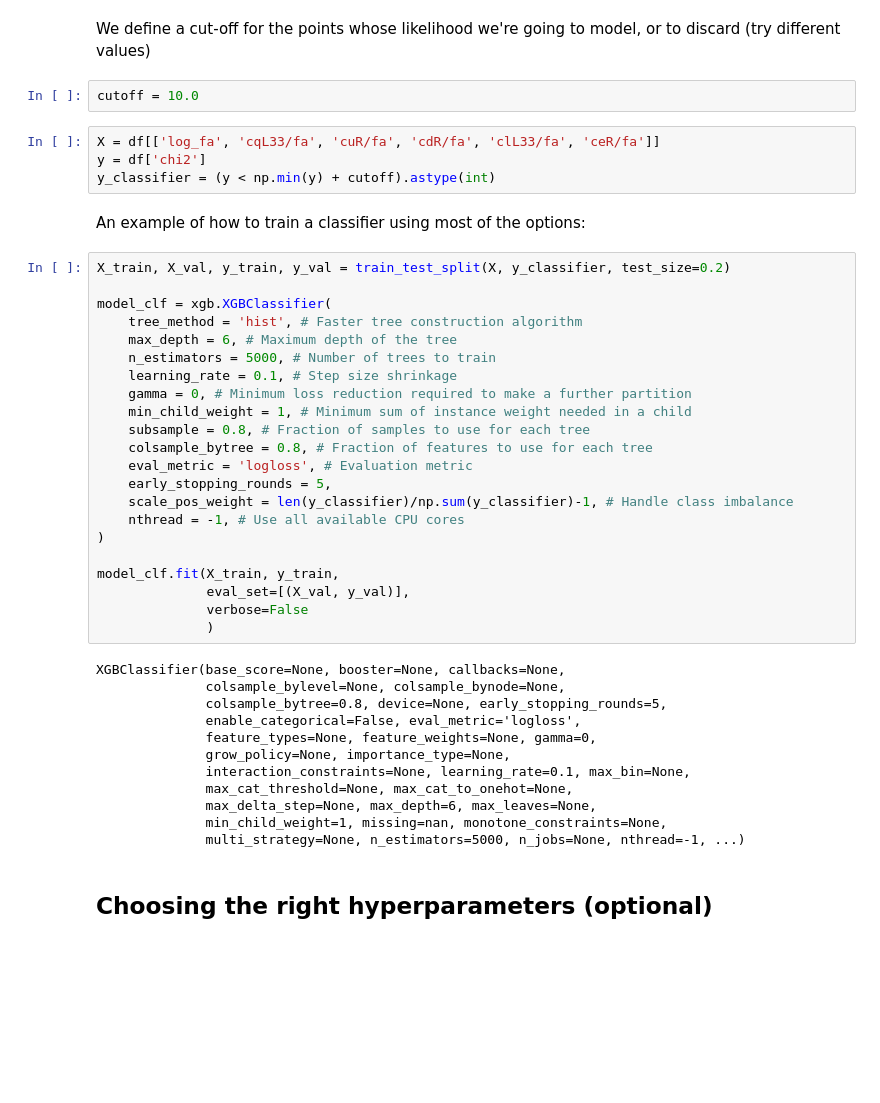
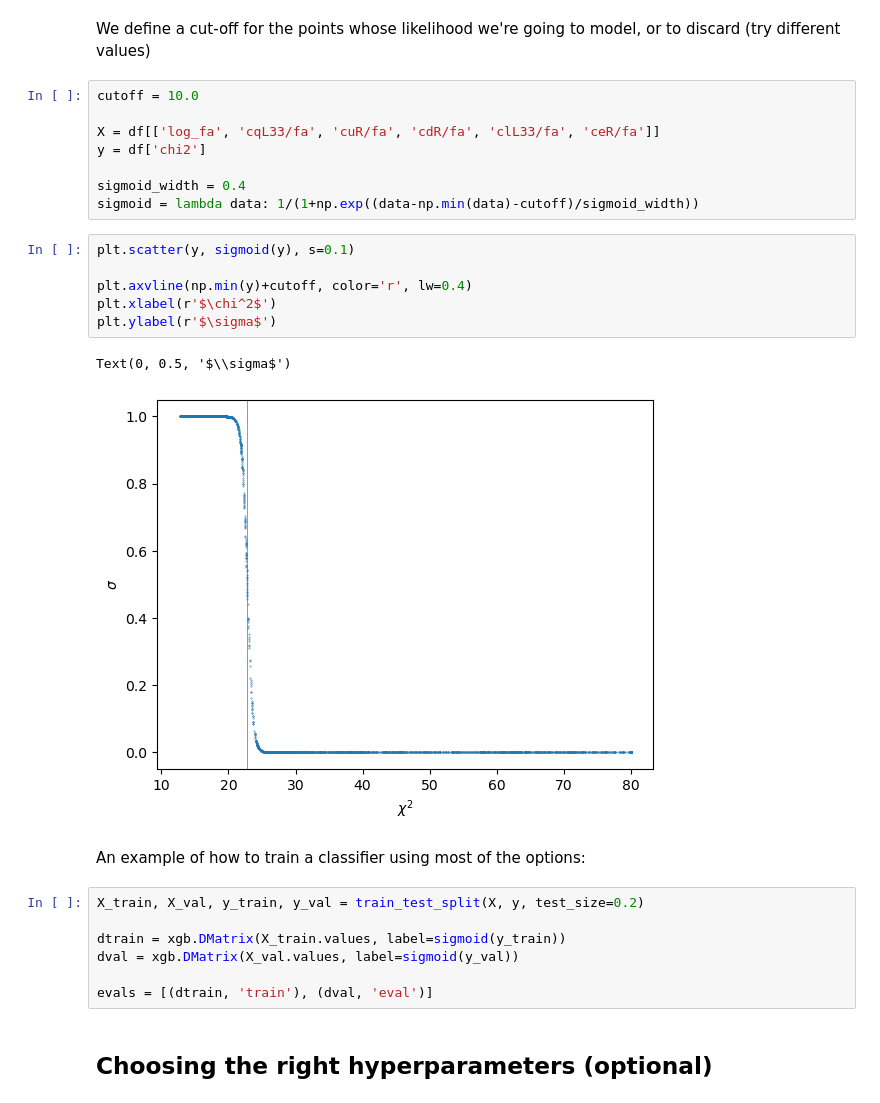
Before and after one commit to Jorge-Alda/comcha_tutorial, a Jupyter notebook: 01_classifier.ipynb, the cells around one changed output. Saved outputs shown, nothing was run; the diff lists cells and outputs as text; blank space fills up the shorter version.

Commit message:
Sigmoid based classifier

```diff
--- a/01_classifier.ipynb
+++ b/01_classifier.ipynb
@@ -35,46 +35,30 @@ df.describe()
 We define a cut-off for the points whose likelihood we're going to model, or to discard (try different values)
 # %%
 cutoff = 10.0
+
+X = df[['log_fa', 'cqL33/fa', 'cuR/fa', 'cdR/fa', 'clL33/fa', 'ceR/fa']]
+y = df['chi2']
+
+sigmoid_width = 0.4
+sigmoid = lambda data: 1/(1+np.exp((data-np.min(data)-cutoff)/sigmoid_width))
-# %%
-X = df[['log_fa', 'cqL33/fa', 'cuR/fa', 'cdR/fa', 'clL33/fa', 'ceR/fa']]
-y = df['chi2']
-y_classifier = (y < np.min(y) + cutoff).astype(int)
+# %%
+plt.scatter(y, sigmoid(y), s=0.1)
+
+plt.axvline(np.min(y)+cutoff, color='r', lw=0.4)
+plt.xlabel(r'$\chi^2$')
+plt.ylabel(r'$\sigma$')
+# %% [output]
+Text(0, 0.5, '$\\sigma$')
+[figure, added]
 # %% [markdown]
 An example of how to train a classifier using most of the options:
 # %%
-X_train, X_val, y_train, y_val = train_test_split(X, y_classifier, test_size=0.2)
+X_train, X_val, y_train, y_val = train_test_split(X, y, test_size=0.2)
 
-model_clf = xgb.XGBClassifier(
-    tree_method = 'hist', # Faster tree construction algorithm
-    max_depth = 6, # Maximum depth of the tree
-    n_estimators = 5000, # Number of trees to train
-    learning_rate = 0.1, # Step size shrinkage
-    gamma = 0, # Minimum loss reduction required to make a further partition
-    min_child_weight = 1, # Minimum sum of instance weight needed in a child
-    subsample = 0.8, # Fraction of samples to use for each tree
-    colsample_bytree = 0.8, # Fraction of features to use for each tree
-    eval_metric = 'logloss', # Evaluation metric
-    early_stopping_rounds = 5,
-    scale_pos_weight = len(y_classifier)/np.sum(y_classifier)-1, # Handle class imbalance
-    nthread = -1, # Use all available CPU cores
-)
+dtrain = xgb.DMatrix(X_train.values, label=sigmoid(y_train))
+dval = xgb.DMatrix(X_val.values, label=sigmoid(y_val))
 
-model_clf.fit(X_train, y_train,
-              eval_set=[(X_val, y_val)],
-              verbose=False
-              )
+evals = [(dtrain, 'train'), (dval, 'eval')]
-# %% [output]
-XGBClassifier(base_score=None, booster=None, callbacks=None,
-              colsample_bylevel=None, colsample_bynode=None,
-              colsample_bytree=0.8, device=None, early_stopping_rounds=5,
-              enable_categorical=False, eval_metric='logloss',
-              feature_types=None, feature_weights=None, gamma=0,
-              grow_policy=None, importance_type=None,
-              interaction_constraints=None, learning_rate=0.1, max_bin=None,
-              max_cat_threshold=None, max_cat_to_onehot=None,
-              max_delta_step=None, max_depth=6, max_leaves=None,
-              min_child_weight=1, missing=nan, monotone_constraints=None,
-              multi_strategy=None, n_estimators=5000, n_jobs=None, nthread=-1, ...)
 # %% [markdown]
 ## Choosing the right hyperparameters (optional)
 # %%
```
Also changed, not shown: parts of 10 cells of this notebook, 6 other files.
